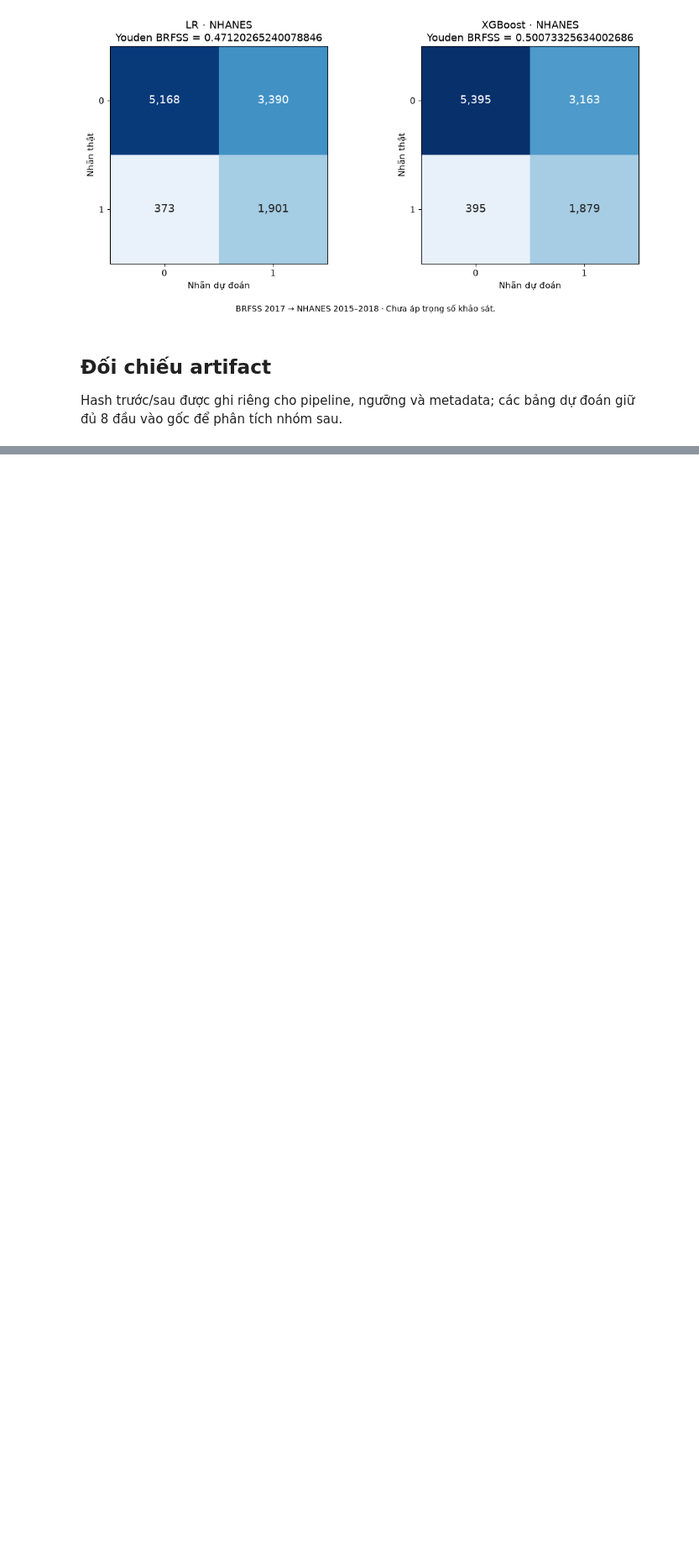
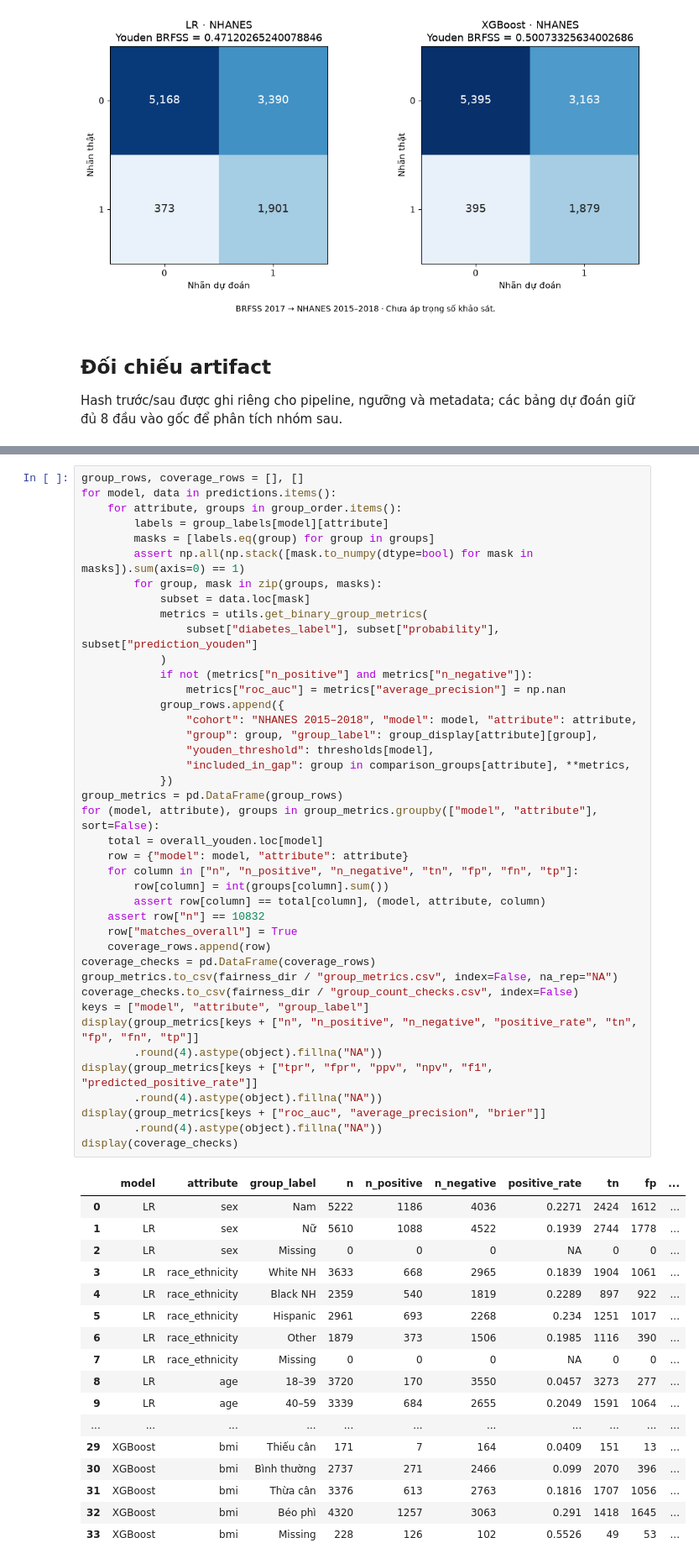
Before and after one commit to FeliksWatterson/diabetes-ml-fairness, a Jupyter notebook: diabetes-project/notebooks/08_reverse_validation.ipynb, the cells around one changed output, grey strips where cells are left out. Shown at 84% size. Drawn from its saved outputs; the diff is of its cells as text; blank space fills up the shorter version.

Commit message:
complete reverse validation and subgroup fairness analysis

```diff
--- a/diabetes-project/notebooks/08_reverse_validation.ipynb
+++ b/diabetes-project/notebooks/08_reverse_validation.ipynb
@@ -811,0 +939,59 @@ display(threshold_metrics.round(6))
+# %%
+group_rows, coverage_rows = [], []
+for model, data in predictions.items():
+    for attribute, groups in group_order.items():
+        labels = group_labels[model][attribute]
+        masks = [labels.eq(group) for group in groups]
+        assert np.all(np.stack([mask.to_numpy(dtype=bool) for mask in masks]).sum(axis=0) == 1)
+        for group, mask in zip(groups, masks):
+            subset = data.loc[mask]
+            metrics = utils.get_binary_group_metrics(
+                subset["diabetes_label"], subset["probability"], subset["prediction_youden"]
+            )
+            if not (metrics["n_positive"] and metrics["n_negative"]):
+                metrics["roc_auc"] = metrics["average_precision"] = np.nan
+            group_rows.append({
+                "cohort": "NHANES 2015–2018", "model": model, "attribute": attribute,
+                "group": group, "group_label": group_display[attribute][group],
+                "youden_threshold": thresholds[model],
+                "included_in_gap": group in comparison_groups[attribute], **metrics,
+            })
+group_metrics = pd.DataFrame(group_rows)
+for (model, attribute), groups in group_metrics.groupby(["model", "attribute"], sort=False):
+    total = overall_youden.loc[model]
+    row = {"model": model, "attribute": attribute}
+    for column in ["n", "n_positive", "n_negative", "tn", "fp", "fn", "tp"]:
+        row[column] = int(groups[column].sum())
+        assert row[column] == total[column], (model, attribute, column)
+    assert row["n"] == 10832
+    row["matches_overall"] = True
+    coverage_rows.append(row)
+coverage_checks = pd.DataFrame(coverage_rows)
+group_metrics.to_csv(fairness_dir / "group_metrics.csv", index=False, na_rep="NA")
+coverage_checks.to_csv(fairness_dir / "group_count_checks.csv", index=False)
+keys = ["model", "attribute", "group_label"]
+display(group_metrics[keys + ["n", "n_positive", "n_negative", "positive_rate", "tn", "fp", "fn", "tp"]]
+        .round(4).astype(object).fillna("NA"))
+display(group_metrics[keys + ["tpr", "fpr", "ppv", "npv", "f1", "predicted_positive_rate"]]
+        .round(4).astype(object).fillna("NA"))
+display(group_metrics[keys + ["roc_auc", "average_precision", "brier"]]
+        .round(4).astype(object).fillna("NA"))
+display(coverage_checks)
+# %% [output]
+|  | model | attribute | group_label | n | n_positive | n_negative | positive_rate | tn | fp | ... |
+| 0 | LR | sex | Nam | 5222 | 1186 | 4036 | 0.2271 | 2424 | 1612 | ... |
+| 1 | LR | sex | Nữ | 5610 | 1088 | 4522 | 0.1939 | 2744 | 1778 | ... |
+| 2 | LR | sex | Missing | 0 | 0 | 0 | NA | 0 | 0 | ... |
+| 3 | LR | race_ethnicity | White NH | 3633 | 668 | 2965 | 0.1839 | 1904 | 1061 | ... |
+| 4 | LR | race_ethnicity | Black NH | 2359 | 540 | 1819 | 0.2289 | 897 | 922 | ... |
+| 5 | LR | race_ethnicity | Hispanic | 2961 | 693 | 2268 | 0.234 | 1251 | 1017 | ... |
+| 6 | LR | race_ethnicity | Other | 1879 | 373 | 1506 | 0.1985 | 1116 | 390 | ... |
+| 7 | LR | race_ethnicity | Missing | 0 | 0 | 0 | NA | 0 | 0 | ... |
+| 8 | LR | age | 18–39 | 3720 | 170 | 3550 | 0.0457 | 3273 | 277 | ... |
+| 9 | LR | age | 40–59 | 3339 | 684 | 2655 | 0.2049 | 1591 | 1064 | ... |
+| ... | ... | ... | ... | ... | ... | ... | ... | ... | ... | ... |
+| 29 | XGBoost | bmi | Thiếu cân | 171 | 7 | 164 | 0.0409 | 151 | 13 | ... |
+| 30 | XGBoost | bmi | Bình thường | 2737 | 271 | 2466 | 0.099 | 2070 | 396 | ... |
+| 31 | XGBoost | bmi | Thừa cân | 3376 | 613 | 2763 | 0.1816 | 1707 | 1056 | ... |
+| 32 | XGBoost | bmi | Béo phì | 4320 | 1257 | 3063 | 0.291 | 1418 | 1645 | ... |
+| 33 | XGBoost | bmi | Missing | 228 | 126 | 102 | 0.5526 | 49 | 53 | ... |
```
Also changed, not shown: parts of 9 cells of this notebook, 9 other files.
